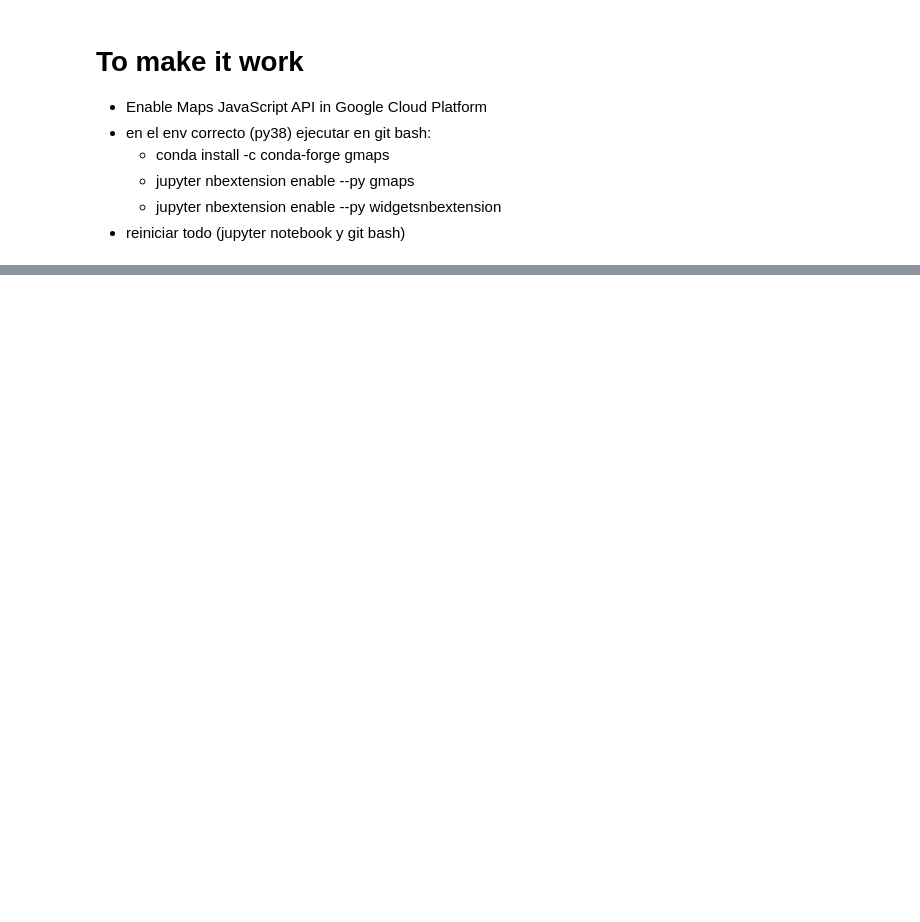
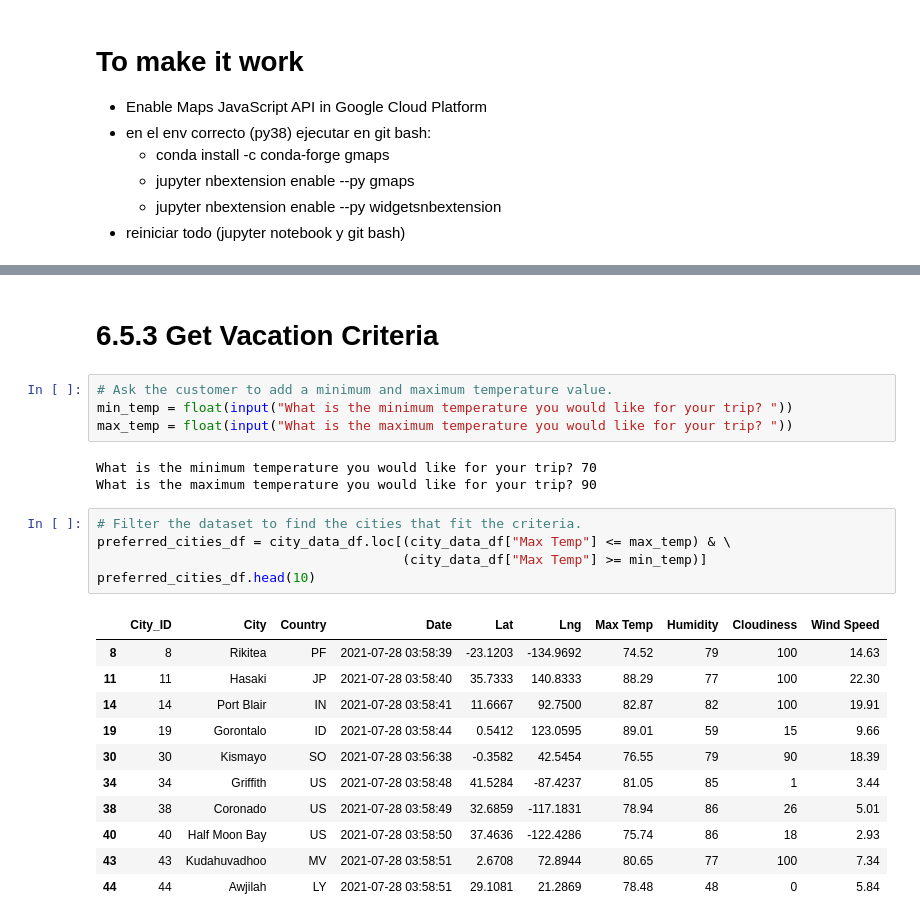
Before and after one commit to codestorms37/World_Weather_Analysis, a Jupyter notebook: VacationPy.ipynb, the cells around one changed output, grey strips where cells are left out. Drawn from its saved outputs; the diff is of its cells as text; blank space fills up the shorter version.

```diff
--- a/VacationPy.ipynb
+++ b/VacationPy.ipynb
@@ -142,0 +143,26 @@ fig
+# %% [markdown]
+# 6.5.3 Get Vacation Criteria
+# %%
+# Ask the customer to add a minimum and maximum temperature value.
+min_temp = float(input("What is the minimum temperature you would like for your trip? "))
+max_temp = float(input("What is the maximum temperature you would like for your trip? "))
+# %% [output]
+What is the minimum temperature you would like for your trip? 70
+What is the maximum temperature you would like for your trip? 90
+# %%
+# Filter the dataset to find the cities that fit the criteria.
+preferred_cities_df = city_data_df.loc[(city_data_df["Max Temp"] <= max_temp) & \
+                                       (city_data_df["Max Temp"] >= min_temp)]
+preferred_cities_df.head(10)
+# %% [output]
+|  | City_ID | City | Country | Date | Lat | Lng | Max Temp | Humidity | Cloudiness | Wind Speed |
+| 8 | 8 | Rikitea | PF | 2021-07-28 03:58:39 | -23.1203 | -134.9692 | 74.52 | 79 | 100 | 14.63 |
+| 11 | 11 | Hasaki | JP | 2021-07-28 03:58:40 | 35.7333 | 140.8333 | 88.29 | 77 | 100 | 22.30 |
+| 14 | 14 | Port Blair | IN | 2021-07-28 03:58:41 | 11.6667 | 92.7500 | 82.87 | 82 | 100 | 19.91 |
+| 19 | 19 | Gorontalo | ID | 2021-07-28 03:58:44 | 0.5412 | 123.0595 | 89.01 | 59 | 15 | 9.66 |
+| 30 | 30 | Kismayo | SO | 2021-07-28 03:56:38 | -0.3582 | 42.5454 | 76.55 | 79 | 90 | 18.39 |
+| 34 | 34 | Griffith | US | 2021-07-28 03:58:48 | 41.5284 | -87.4237 | 81.05 | 85 | 1 | 3.44 |
+| 38 | 38 | Coronado | US | 2021-07-28 03:58:49 | 32.6859 | -117.1831 | 78.94 | 86 | 26 | 5.01 |
+| 40 | 40 | Half Moon Bay | US | 2021-07-28 03:58:50 | 37.4636 | -122.4286 | 75.74 | 86 | 18 | 2.93 |
+| 43 | 43 | Kudahuvadhoo | MV | 2021-07-28 03:58:51 | 2.6708 | 72.8944 | 80.65 | 77 | 100 | 7.34 |
+| 44 | 44 | Awjilah | LY | 2021-07-28 03:58:51 | 29.1081 | 21.2869 | 78.48 | 48 | 0 | 5.84 |
```
Also changed, not shown: parts of 23 cells of this notebook, 1 other file.
